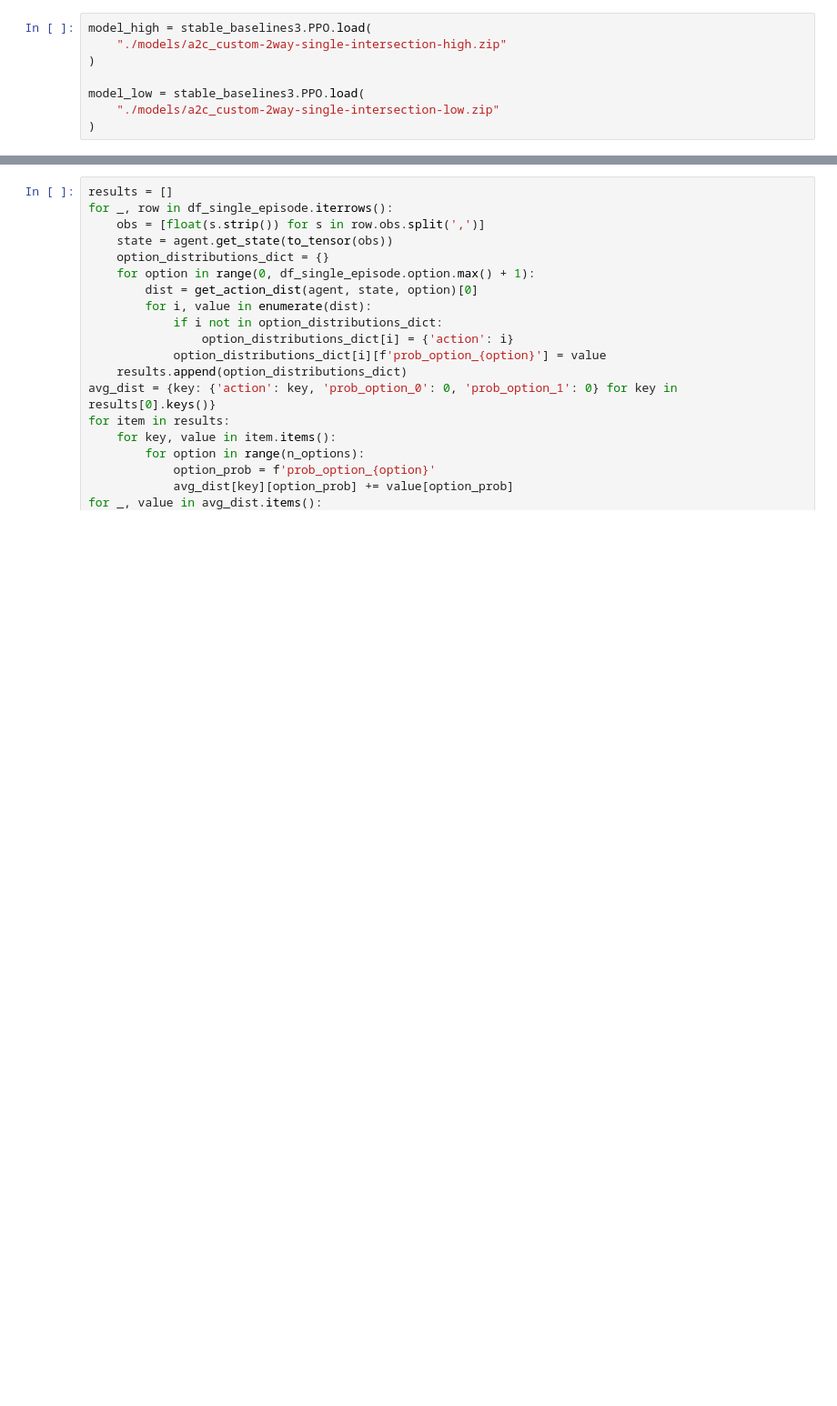
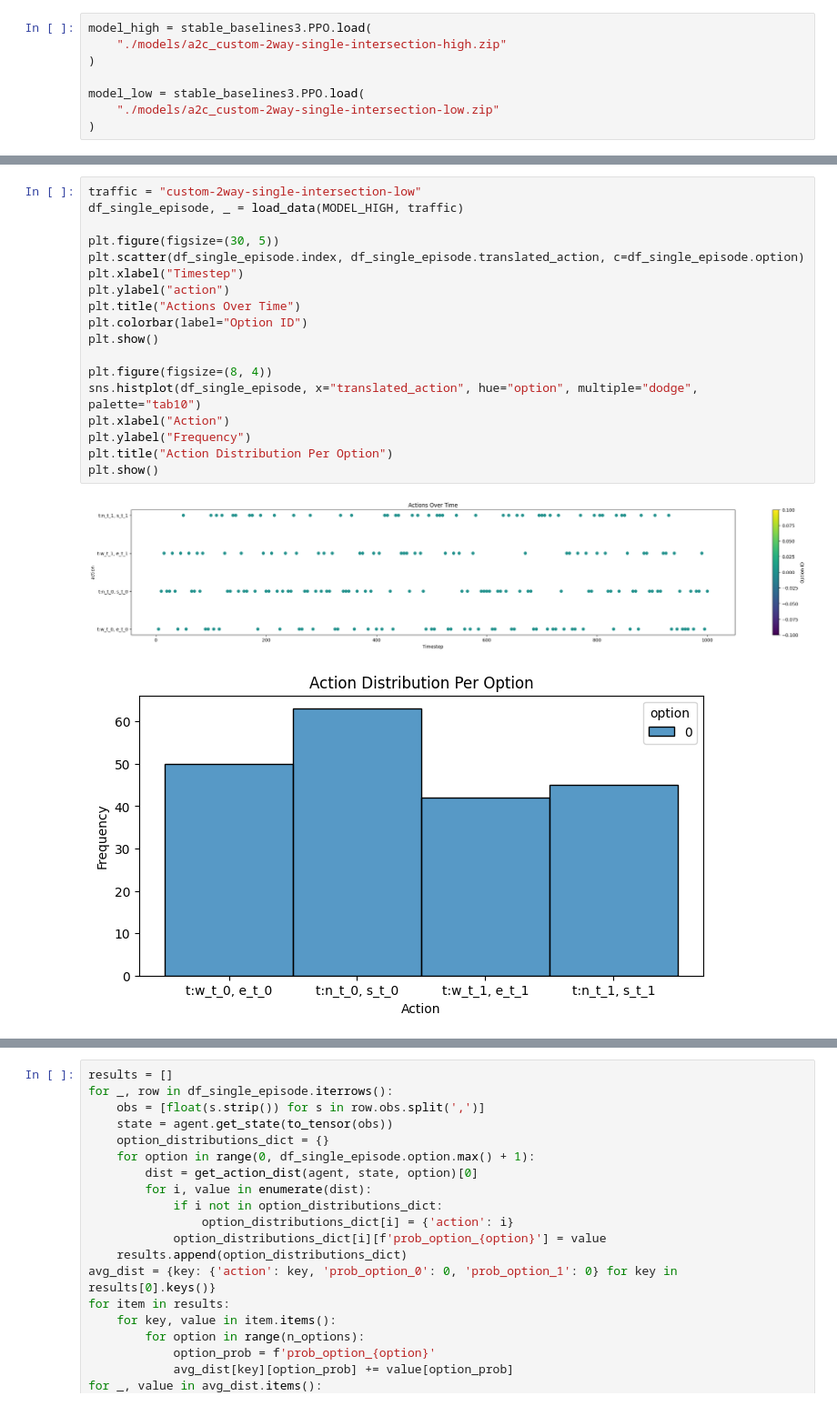
Before and after one commit to Ouroboros4991/MasterThesis2024, a Jupyter notebook: ac2_policy_comparision.ipynb, the cells around one changed output, grey strips where cells are left out. Shown at 91% size. Drawn from its saved outputs; the diff is of its cells as text; blank space fills up the shorter version.

```diff
--- a/ac2_policy_comparision.ipynb
+++ b/ac2_policy_comparision.ipynb
@@ -112,0 +148,21 @@ df_single_episode.action.plot()
+# %%
+traffic = "custom-2way-single-intersection-low"
+df_single_episode, _ = load_data(MODEL_HIGH, traffic)
+
+plt.figure(figsize=(30, 5))
+plt.scatter(df_single_episode.index, df_single_episode.translated_action, c=df_single_episode.option)
+plt.xlabel("Timestep")
+plt.ylabel("action")
+plt.title("Actions Over Time")
+plt.colorbar(label="Option ID")
+plt.show()
+
+plt.figure(figsize=(8, 4))
+sns.histplot(df_single_episode, x="translated_action", hue="option", multiple="dodge", palette="tab10")
+plt.xlabel("Action")
+plt.ylabel("Frequency")
+plt.title("Action Distribution Per Option")
+plt.show()
+# %% [output]
+[figure, added]
+[figure, added]
```
Also changed, not shown: parts of 8 cells of this notebook, 8 other files.
